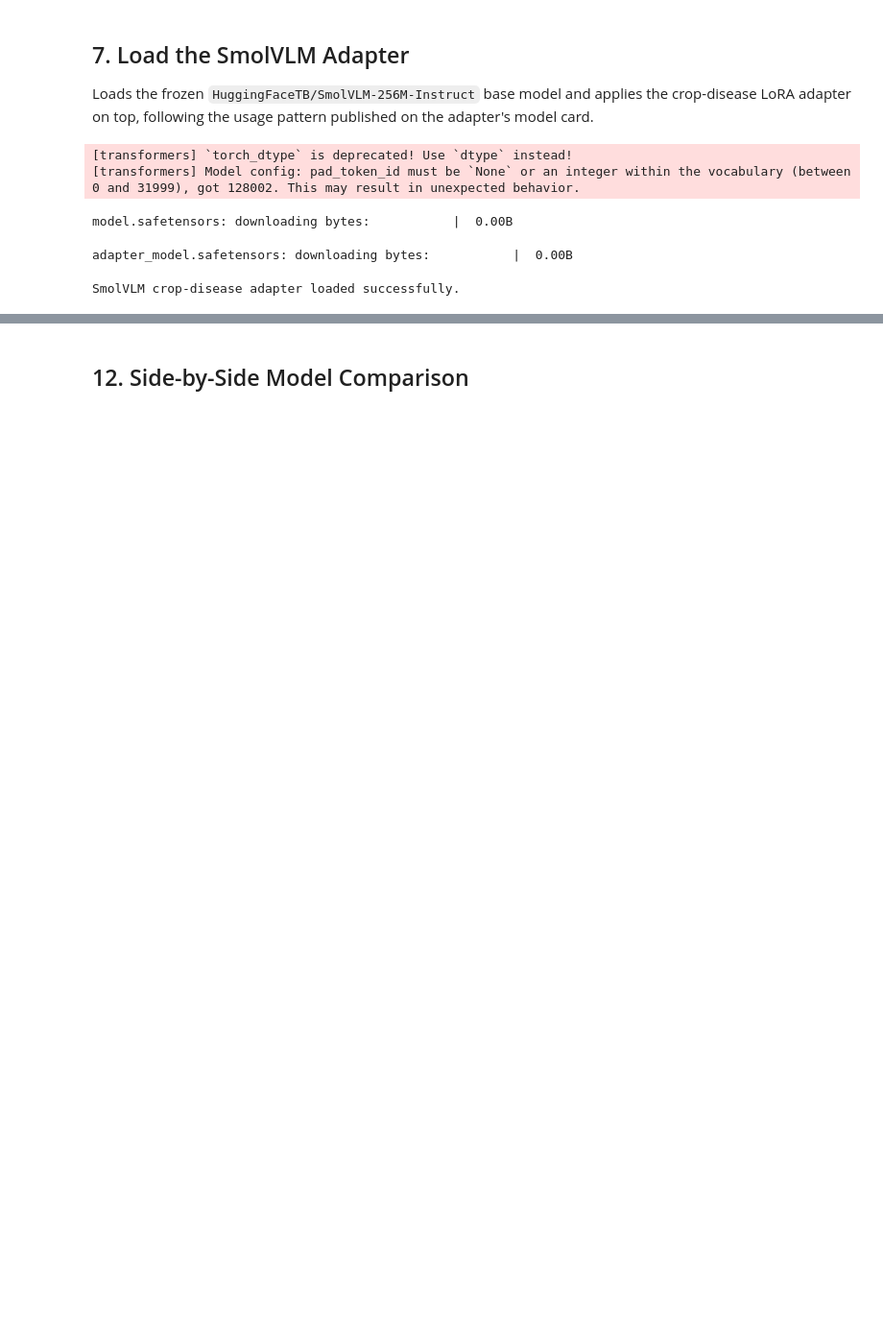
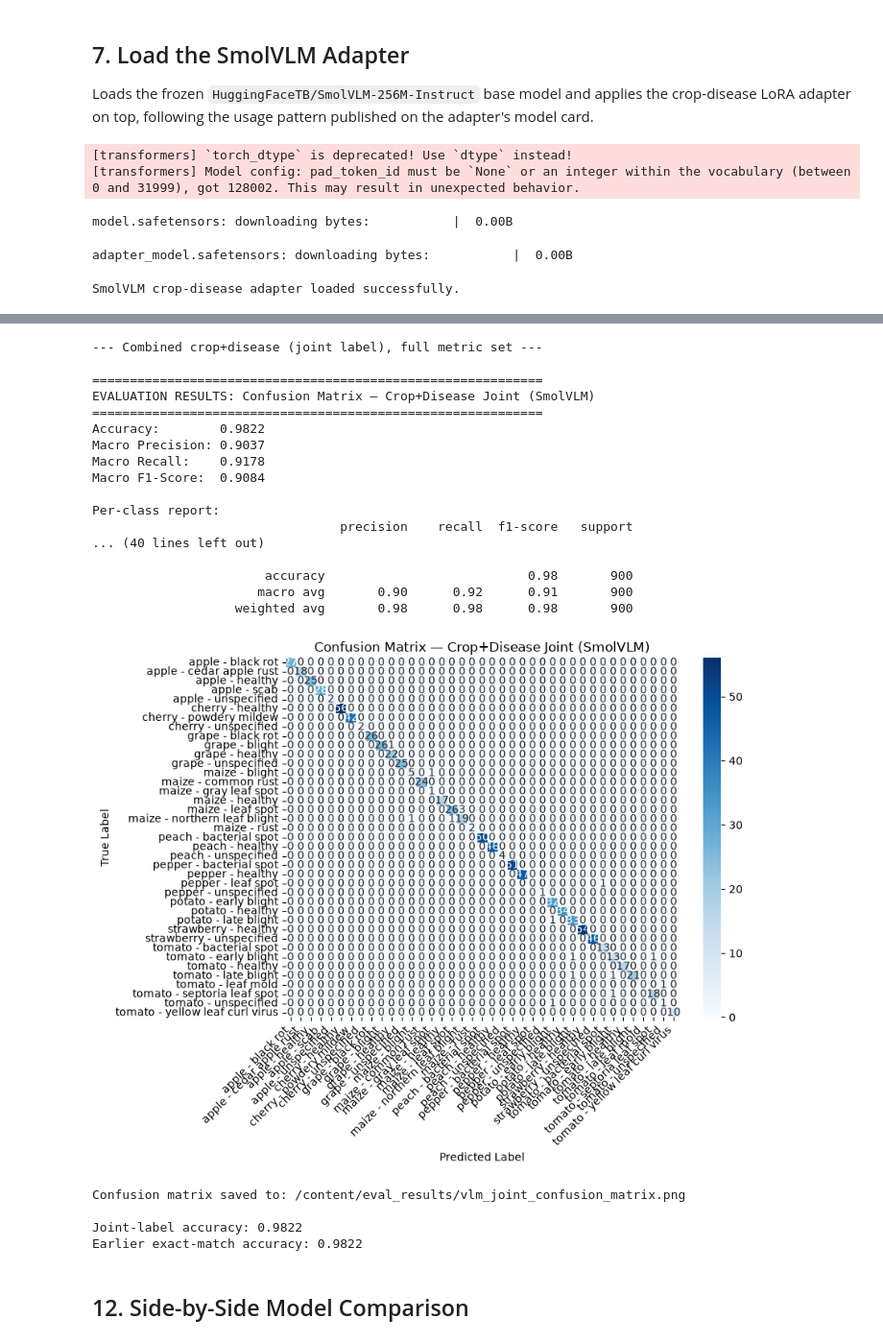
Before and after one commit to sushant0107/nepal-crop-disease-diagnosis, a Jupyter notebook: results/crop_disease_model_evaluations.ipynb, the cells around one changed output, grey strips where cells are left out. Shown at 96% size. Cells and saved outputs as stored; diff of their text form; code cells hidden in the pictures; blank space fills up the shorter version.

```diff
--- a/results/crop_disease_model_evaluations.ipynb
+++ b/results/crop_disease_model_evaluations.ipynb
@@ -808,3 +1296,46 @@ Full misclassification log saved to: /content/eval_results/smolvlm-256m_(lora)_m
+# %%
+# Joint crop+disease label — gives macro precision/recall/F1 and a real
+# confusion matrix, not just a bare accuracy number.
+y_joint_true = [f"{c} - {d}" for c, d in zip(vlm_results["y_crop_true"], vlm_results["y_disease_true"])]
+y_joint_pred = [f"{c} - {d}" for c, d in zip(vlm_results["y_crop_pred"], vlm_results["y_disease_pred"])]
+
+joint_classes = sorted(set(y_joint_true))  # ground-truth joint classes only
+
+print("--- Combined crop+disease (joint label), full metric set ---")
+vlm_joint_metrics = compute_and_report_metrics(
+    y_joint_true, y_joint_pred, joint_classes,
+    model_name="SmolVLM-256M (LoRA) — Crop+Disease Joint",
+    save_prefix="vlm_joint",
+    title="Confusion Matrix — Crop+Disease Joint (SmolVLM)",
+)
+
+# Sanity check: should exactly match the earlier both_correct figure
+print(f"\nJoint-label accuracy: {vlm_joint_metrics['accuracy']:.4f}")
+print(f"Earlier exact-match accuracy: {vlm_combined_exact_match_accuracy:.4f}")
+assert abs(vlm_joint_metrics["accuracy"] - vlm_combined_exact_match_accuracy) < 1e-9
+# %% [output]
+--- Combined crop+disease (joint label), full metric set ---
+
+============================================================
+EVALUATION RESULTS: Confusion Matrix — Crop+Disease Joint (SmolVLM)
+============================================================
+Accuracy:        0.9822
+Macro Precision: 0.9037
+Macro Recall:    0.9178
+Macro F1-Score:  0.9084
+
+Per-class report:
+                                 precision    recall  f1-score   support
+... (40 lines left out)
+
+                       accuracy                           0.98       900
+                      macro avg       0.90      0.92      0.91       900
+                   weighted avg       0.98      0.98      0.98       900
+[figure, added]
+Confusion matrix saved to: /content/eval_results/vlm_joint_confusion_matrix.png
+
+Joint-label accuracy: 0.9822
+Earlier exact-match accuracy: 0.9822
 # %% [markdown]
 ## 12. Side-by-Side Model Comparison
 # %%
```
Also changed, not shown: parts of 19 cells of this notebook.
